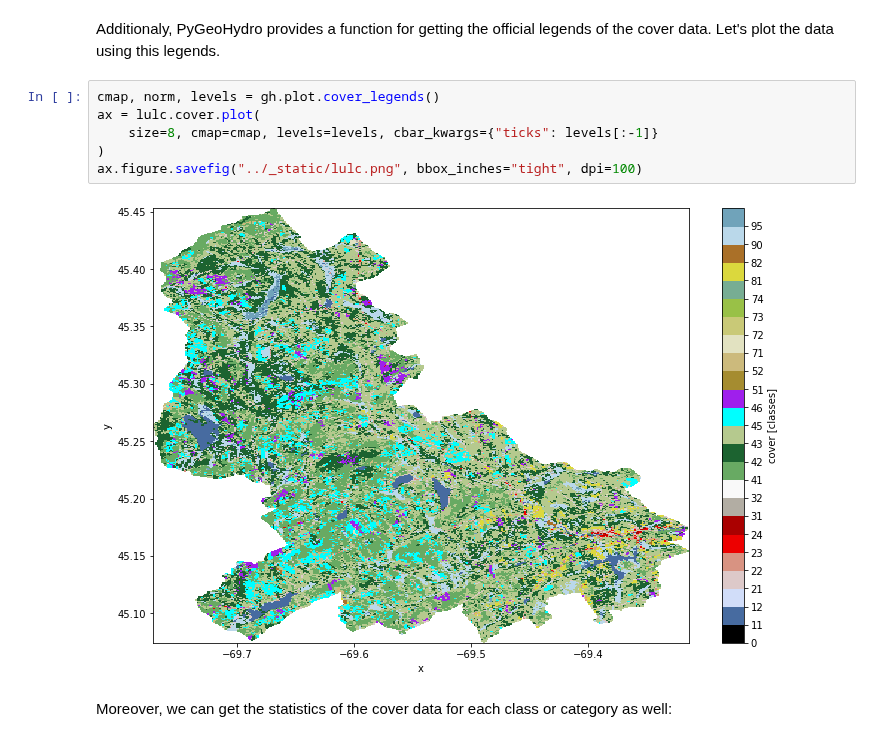
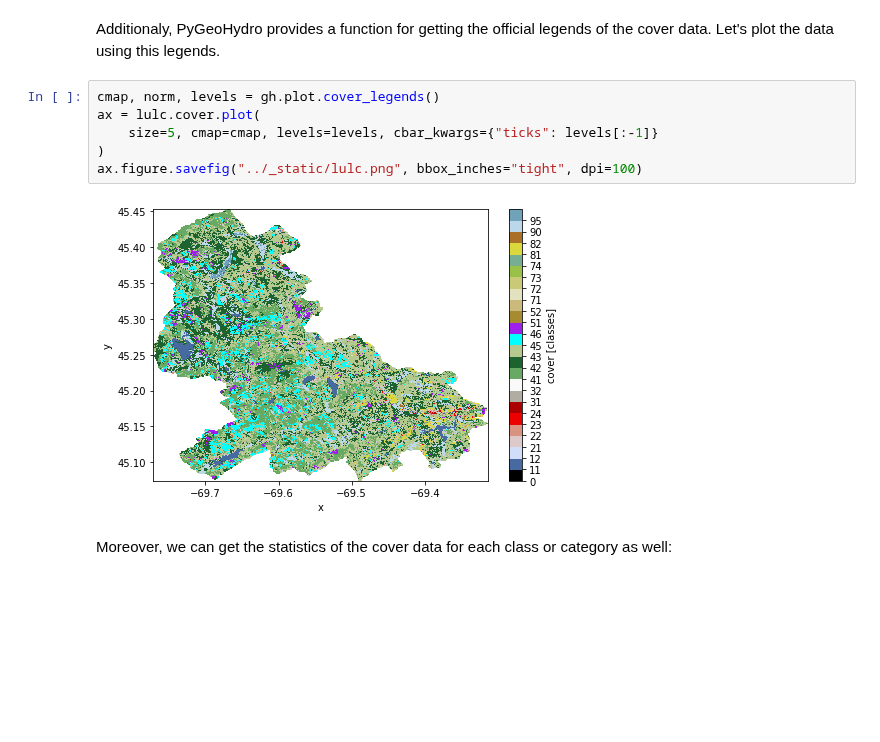
Before and after one commit to hyriver/pygeohydro, a Jupyter notebook: docs/examples/nlcd.ipynb, the cells around one changed output. Drawn from its saved outputs; the diff is of its cells as text; blank space fills up the shorter version.

Commit message:
DOC: Make images smaller for readme

```diff
--- a/docs/examples/nlcd.ipynb
+++ b/docs/examples/nlcd.ipynb
@@ -29,11 +29,11 @@ Additionaly, PyGeoHydro provides a function for getting the official legends of
 # %%
 cmap, norm, levels = gh.plot.cover_legends()
 ax = lulc.cover.plot(
-    size=8, cmap=cmap, levels=levels, cbar_kwargs={"ticks": levels[:-1]}
+    size=5, cmap=cmap, levels=levels, cbar_kwargs={"ticks": levels[:-1]}
 )
 ax.figure.savefig("../_static/lulc.png", bbox_inches="tight", dpi=100)
 # %% [output]
-[figure, old version]
+[figure, new version]
 # %% [markdown]
 Moreover, we can get the statistics of the cover data for each class or category as well:
 # %%
```
Also changed, not shown: 3 other files.
